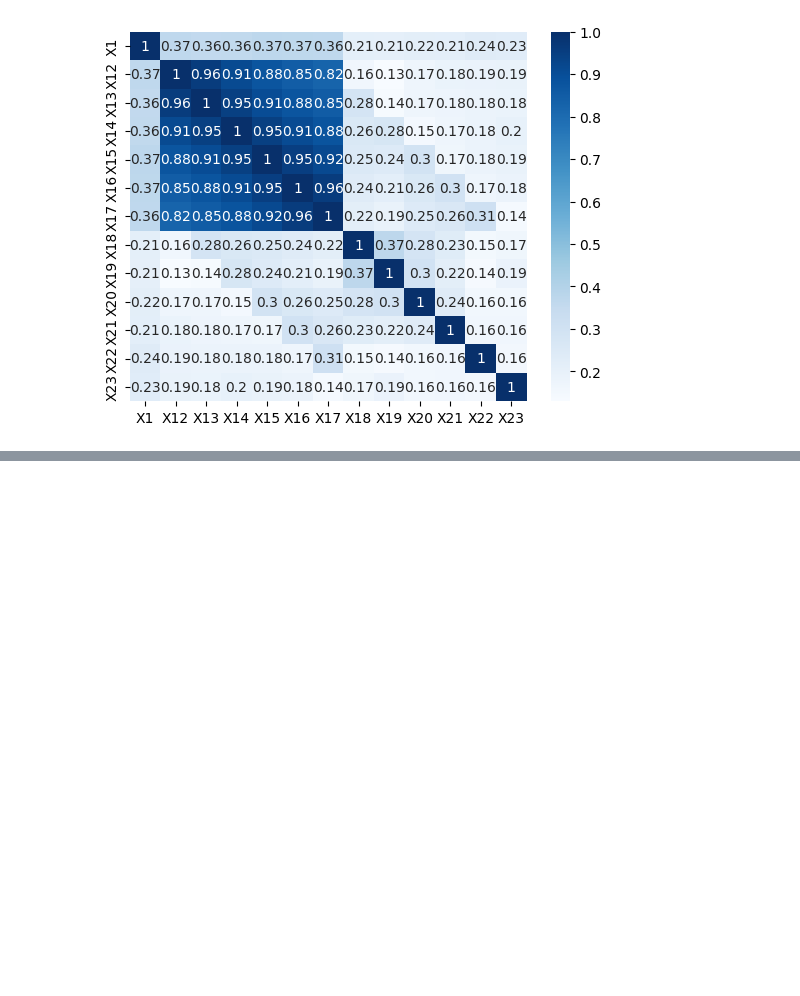
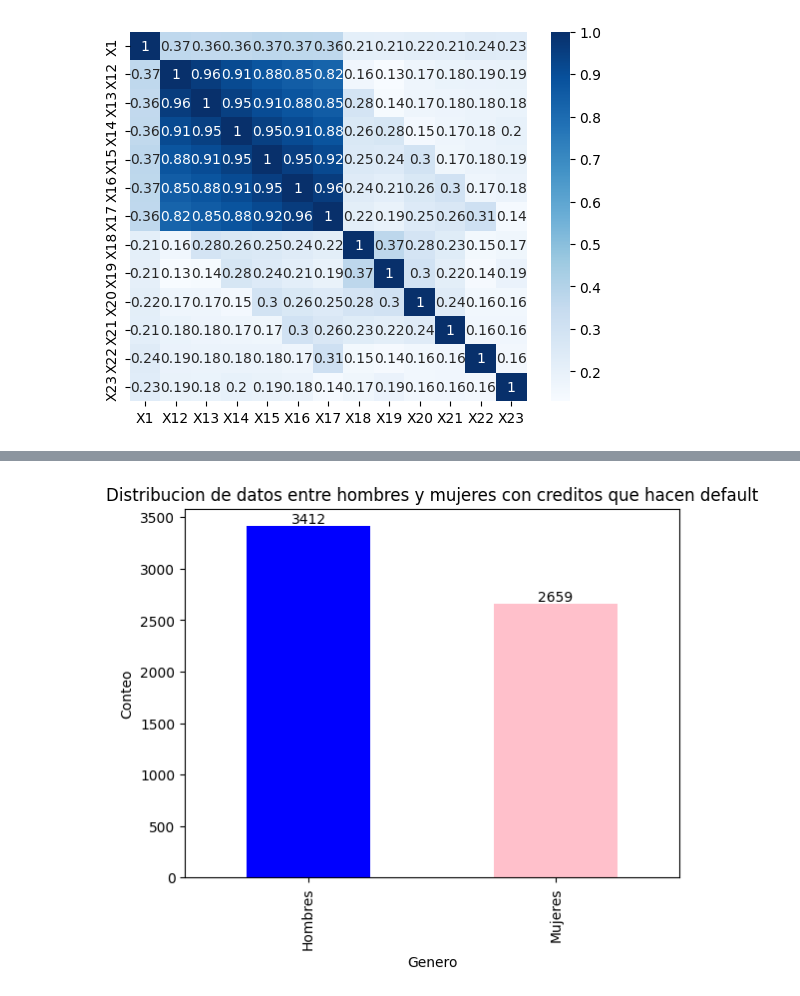
Before and after one commit to JuanSinisterra/Proyecto2_ACTD_ATJS, a Jupyter notebook: Tarea 3 - Exploración de datos/Tarea 3 - Exploración de datos.ipynb, the cells around one changed output, grey strips where cells are left out. Saved outputs shown, nothing was run; the diff lists cells and outputs as text; code cells hidden in the pictures; blank space fills up the shorter version.

```diff
--- a/Tarea 3 - Exploración de datos/Tarea 3 - Exploración de datos.ipynb
+++ b/Tarea 3 - Exploración de datos/Tarea 3 - Exploración de datos.ipynb
@@ -44,0 +61,4 @@ sns.heatmap(corr, cmap="Blues", annot=True)
+# %%
+df_default=filtered_df = df[df["Y"].isin([1])]
+
+df_no_default=filtered_df = df[df["Y"].isin([0])]
@@ -54,0 +79,12 @@ plt.show()
+# %%
+gender_counts = df_default['X2'].value_counts()
+ax = gender_counts.plot(kind='bar', color=['blue', 'pink'])
+for i, count in enumerate(gender_counts):
+    ax.text(i, count, str(count), ha='center', va='bottom')
+plt.xlabel('Genero')
+plt.ylabel('Conteo')
+plt.title('Distribucion de datos entre hombres y mujeres con creditos que hacen default')
+plt.xticks(ticks=[0, 1], labels=['Hombres', 'Mujeres'])
+plt.show()
+# %% [output]
+[figure, added]
```
Also changed, not shown: parts of 8 cells of this notebook.
